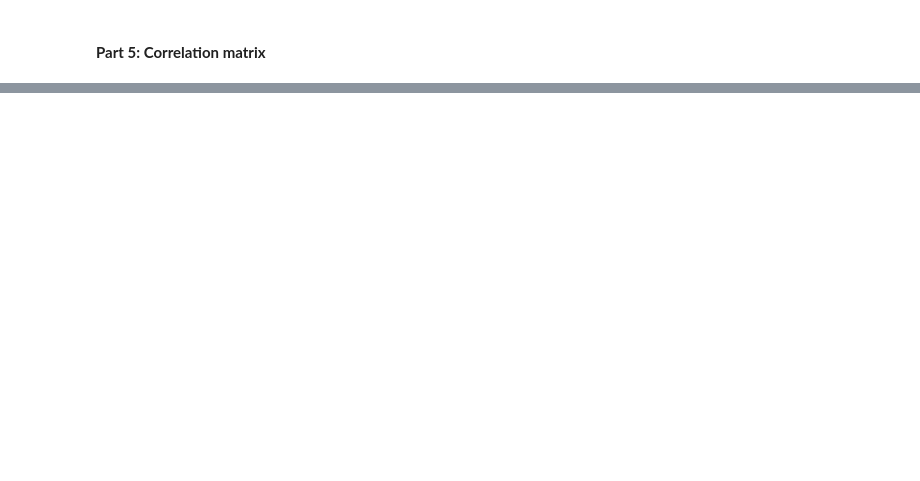
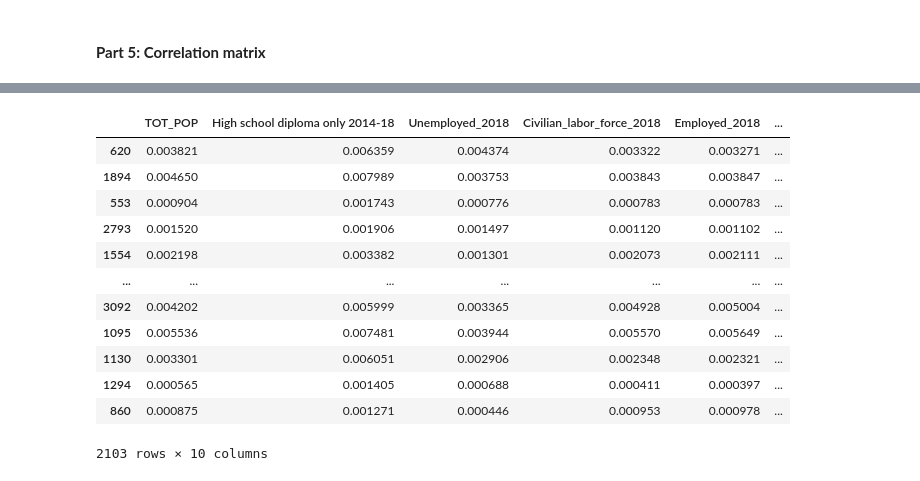
Before and after one commit to fevc08/regularized_linear_regression_project, a Jupyter notebook: src/explore.ipynb, the cells around one changed output, grey strips where cells are left out. Drawn from its saved outputs; the diff is of its cells as text; code cells hidden in the pictures; blank space fills up the shorter version.

```diff
--- a/src/explore.ipynb
+++ b/src/explore.ipynb
@@ -403,0 +529,36 @@ Name: diabetes_number, Length: 1930, dtype: float64
+# %%
+# Feature selection
+# Separte the data into features and target
+X = diabetes_prediction.drop(['diabetes_number'], axis=1)
+y = diabetes_prediction['diabetes_number']
+
+# Split the data into train and test
+X_train, X_test, y_train, y_test = train_test_split(X, y, test_size=0.33, random_state=42)
+train_indices = list(X_train.index)
+test_indices = list(X_test.index)
+
+# Select the best features with SelectKBest
+best_features = SelectKBest(score_func=f_regression, k=10)
+fit = best_features.fit(X_train, y_train)
+ix = fit.get_support()
+
+# Create a dataframe with the best features
+X_train = pd.DataFrame(best_features.transform(X_train), index = train_indices, columns=X_train.columns.values[ix])
+X_test = pd.DataFrame(best_features.transform(X_test), index = test_indices, columns=X_test.columns.values[ix])
+
+# Display the dataframe
+X_train
+# %% [output]
+|  | TOT_POP | High school diploma only 2014-18 | Unemployed_2018 | Civilian_labor_force_2018 | Employed_2018 | ... |
+| 620 | 0.003821 | 0.006359 | 0.004374 | 0.003322 | 0.003271 | ... |
+| 1894 | 0.004650 | 0.007989 | 0.003753 | 0.003843 | 0.003847 | ... |
+| 553 | 0.000904 | 0.001743 | 0.000776 | 0.000783 | 0.000783 | ... |
+| 2793 | 0.001520 | 0.001906 | 0.001497 | 0.001120 | 0.001102 | ... |
+| 1554 | 0.002198 | 0.003382 | 0.001301 | 0.002073 | 0.002111 | ... |
+| ... | ... | ... | ... | ... | ... | ... |
+| 3092 | 0.004202 | 0.005999 | 0.003365 | 0.004928 | 0.005004 | ... |
+| 1095 | 0.005536 | 0.007481 | 0.003944 | 0.005570 | 0.005649 | ... |
+| 1130 | 0.003301 | 0.006051 | 0.002906 | 0.002348 | 0.002321 | ... |
+| 1294 | 0.000565 | 0.001405 | 0.000688 | 0.000411 | 0.000397 | ... |
+| 860 | 0.000875 | 0.001271 | 0.000446 | 0.000953 | 0.000978 | ... |
+2103 rows × 10 columns
```
Also changed, not shown: parts of 30 cells of this notebook, 8 other files.
